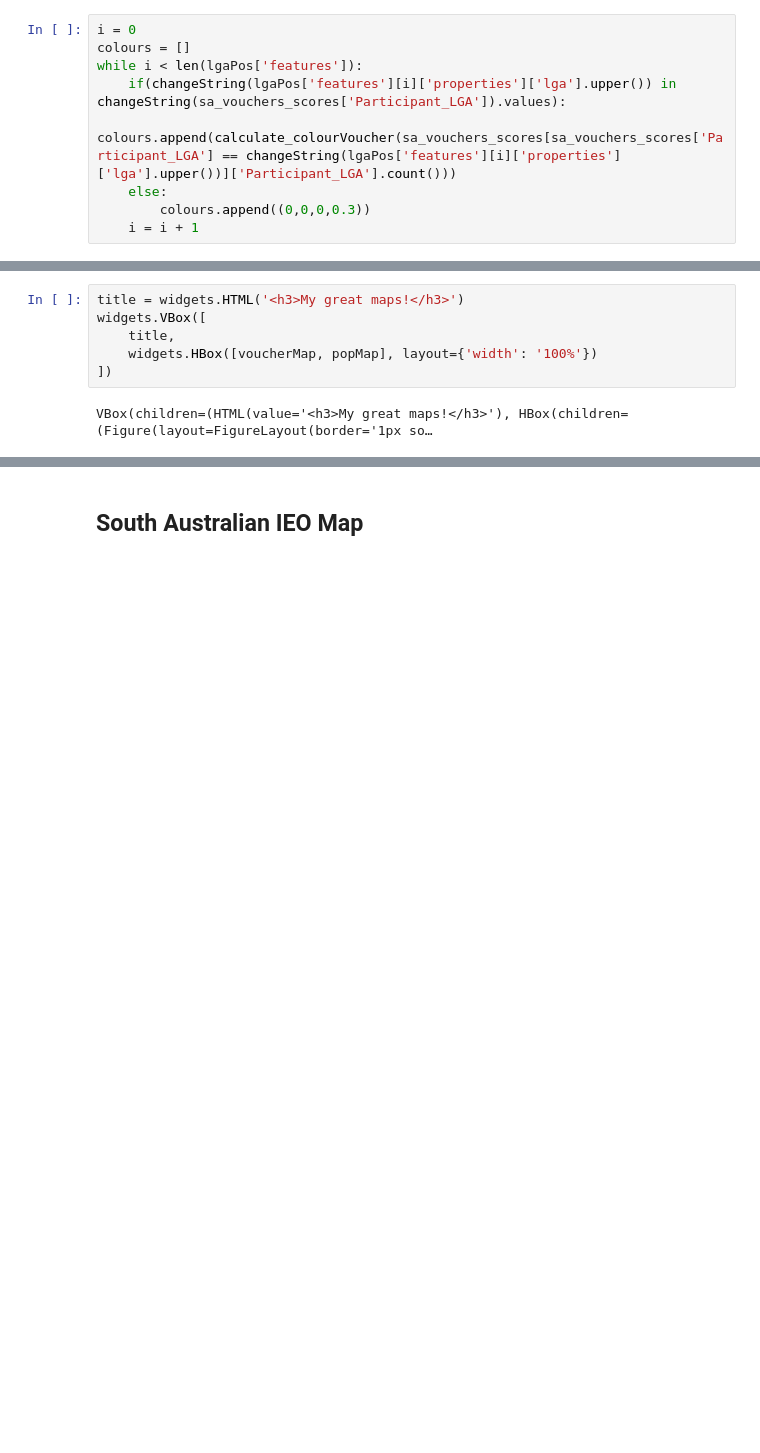
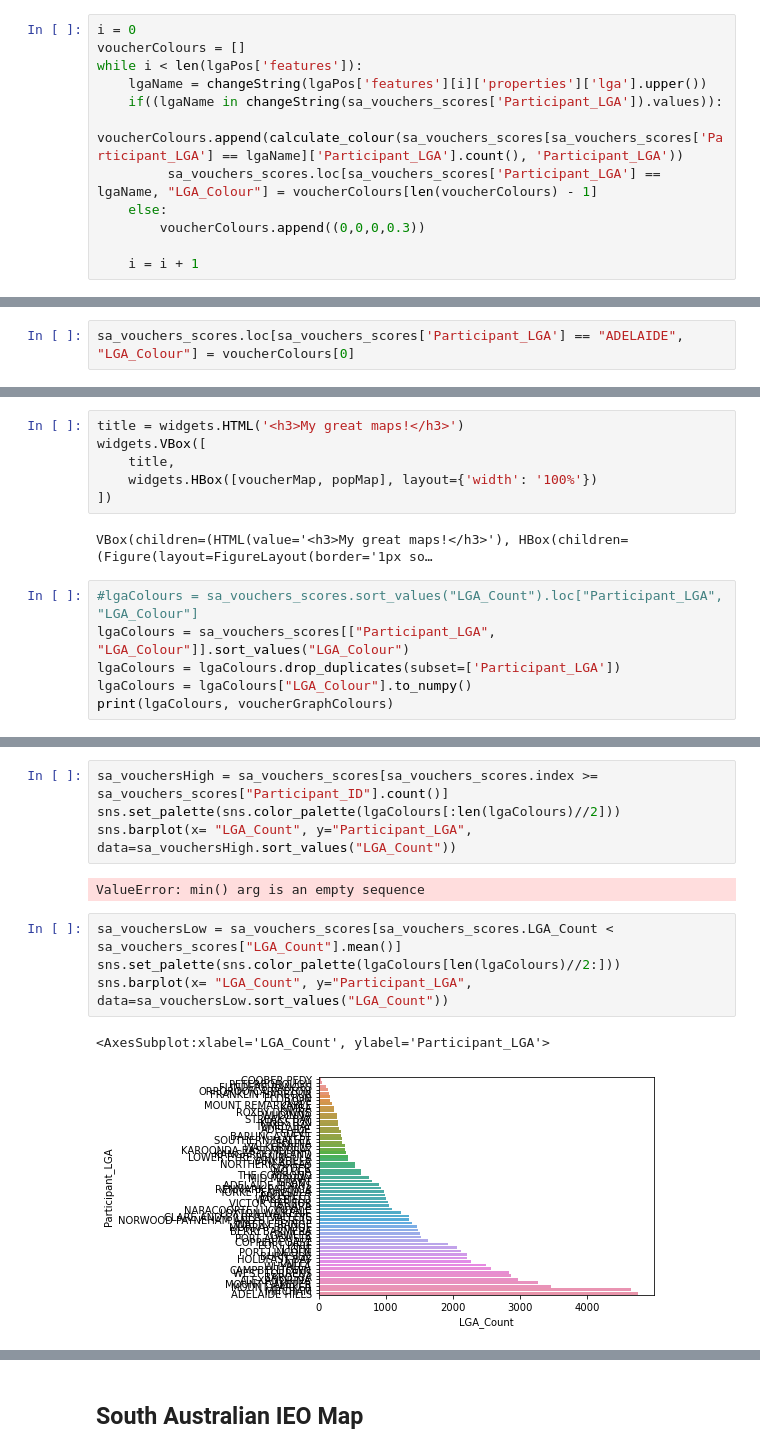
Before and after one commit to liamflannery/data-science-portfolio-liamflannery, a Jupyter notebook: Portfolio 2.ipynb, the cells around one changed output, grey strips where cells are left out. Drawn from its saved outputs; the diff is of its cells as text; blank space fills up the shorter version.

Commit message:
Working on Graphs

```diff
--- a/Portfolio 2.ipynb
+++ b/Portfolio 2.ipynb
@@ -145,9 +155,12 @@ def calculate_colourVoucher(voucherCount):
 # %%
 i = 0
-colours = []
+voucherColours = []
 while i < len(lgaPos['features']):
-    if(changeString(lgaPos['features'][i]['properties']['lga'].upper()) in changeString(sa_vouchers_scores['Participant_LGA']).values):
-         colours.append(calculate_colourVoucher(sa_vouchers_scores[sa_vouchers_scores['Participant_LGA'] == changeString(lgaPos['features'][i]['properties']['lga'].upper())]['Participant_LGA'].count()))
+    lgaName = changeString(lgaPos['features'][i]['properties']['lga'].upper())
+    if((lgaName in changeString(sa_vouchers_scores['Participant_LGA']).values)):
+         voucherColours.append(calculate_colour(sa_vouchers_scores[sa_vouchers_scores['Participant_LGA'] == lgaName]['Participant_LGA'].count(), 'Participant_LGA'))
+         sa_vouchers_scores.loc[sa_vouchers_scores['Participant_LGA'] == lgaName, "LGA_Colour"] = voucherColours[len(voucherColours) - 1]
     else:
-        colours.append((0,0,0,0.3))
+        voucherColours.append((0,0,0,0.3))
+
     i = i + 1
@@ -153,0 +173,2 @@ while i < len(lgaPos['features']):
+# %%
+sa_vouchers_scores.loc[sa_vouchers_scores['Participant_LGA'] == "ADELAIDE", "LGA_Colour"] = voucherColours[0]
@@ -217,3 +246,9 @@ widgets.VBox([
 ])
 # %% [output]
 VBox(children=(HTML(value='<h3>My great maps!</h3>'), HBox(children=(Figure(layout=FigureLayout(border='1px so…
+# %%
+#lgaColours = sa_vouchers_scores.sort_values("LGA_Count").loc["Participant_LGA", "LGA_Colour"]
+lgaColours = sa_vouchers_scores[["Participant_LGA", "LGA_Colour"]].sort_values("LGA_Colour")
+lgaColours = lgaColours.drop_duplicates(subset=['Participant_LGA'])
+lgaColours = lgaColours["LGA_Colour"].to_numpy()
+print(lgaColours, voucherGraphColours)
@@ -219,0 +282,13 @@ VBox(children=(HTML(value='<h3>My great maps!</h3>'), HBox(children=(Figure(layo
+# %%
+sa_vouchersHigh = sa_vouchers_scores[sa_vouchers_scores.index >= sa_vouchers_scores["Participant_ID"].count()]
+sns.set_palette(sns.color_palette(lgaColours[:len(lgaColours)//2]))
+sns.barplot(x= "LGA_Count", y="Participant_LGA", data=sa_vouchersHigh.sort_values("LGA_Count"))
+# %% [output]
+ValueError: min() arg is an empty sequence
+# %%
+sa_vouchersLow = sa_vouchers_scores[sa_vouchers_scores.LGA_Count < sa_vouchers_scores["LGA_Count"].mean()]
+sns.set_palette(sns.color_palette(lgaColours[len(lgaColours)//2:]))
+sns.barplot(x= "LGA_Count", y="Participant_LGA", data=sa_vouchersLow.sort_values("LGA_Count"))
+# %% [output]
+<AxesSubplot:xlabel='LGA_Count', ylabel='Participant_LGA'>
+[figure, added]
```
Also changed, not shown: parts of 18 cells of this notebook.
